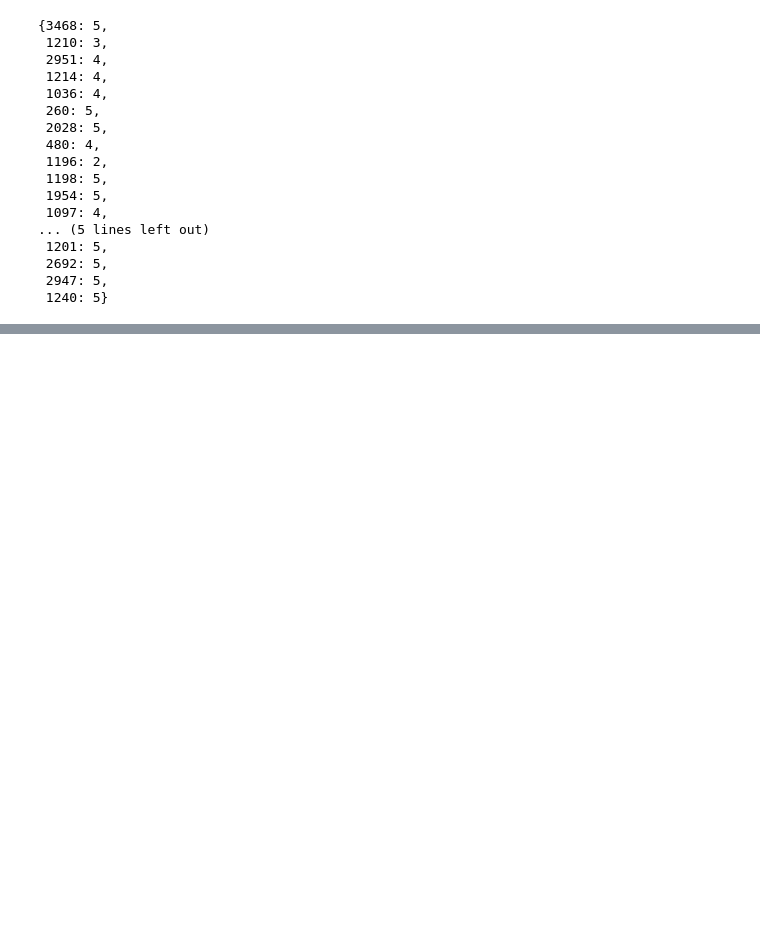
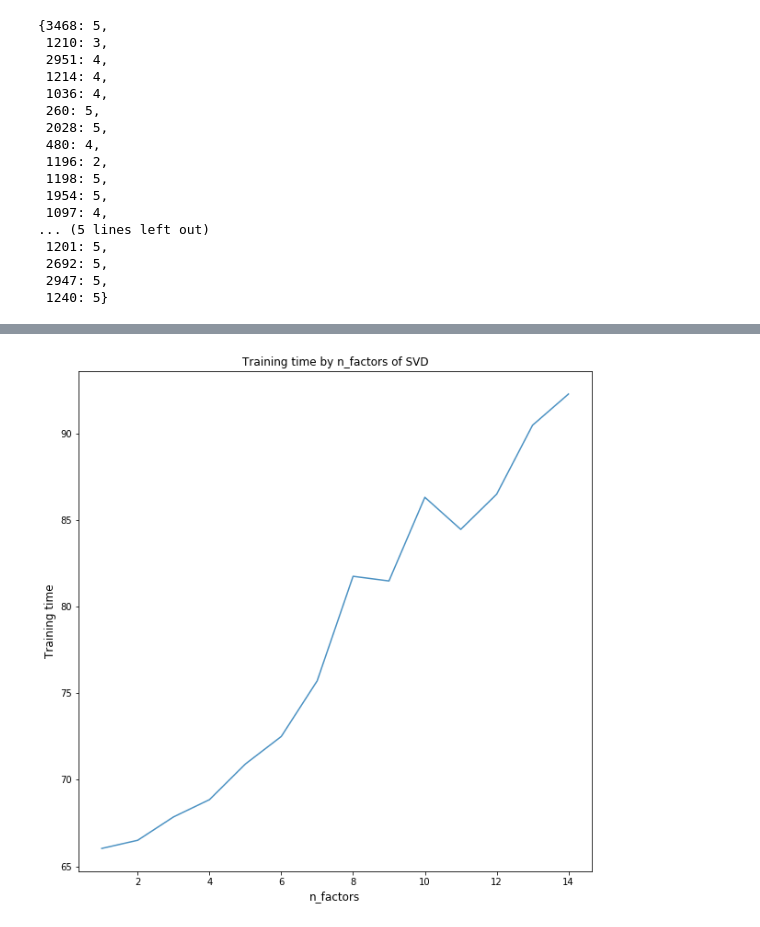
Before and after one commit to sohyeondian/python3, a Jupyter notebook: source/14. 영화 평점 예측.ipynb, the cells around one changed output, grey strips where cells are left out. Cells and saved outputs as stored; diff of their text form; code cells hidden in the pictures; blank space fills up the shorter version.

```diff
--- a/source/14. 영화 평점 예측.ipynb
+++ b/source/14. 영화 평점 예측.ipynb
@@ -485,0 +682,8 @@ target_user_movie_rating_dict
+# %%
+plt.plot(range(1, 15), ttime_list_by_factors, alpha=0.8)
+plt.title('Training time by n_factors of SVD')
+plt.ylabel('Training time', fontsize=12)
+plt.xlabel('n_factors', fontsize=12)
+plt.show()
+# %% [output]
+[figure, added]
```
Also changed, not shown: parts of 31 cells of this notebook, 3 other files.
